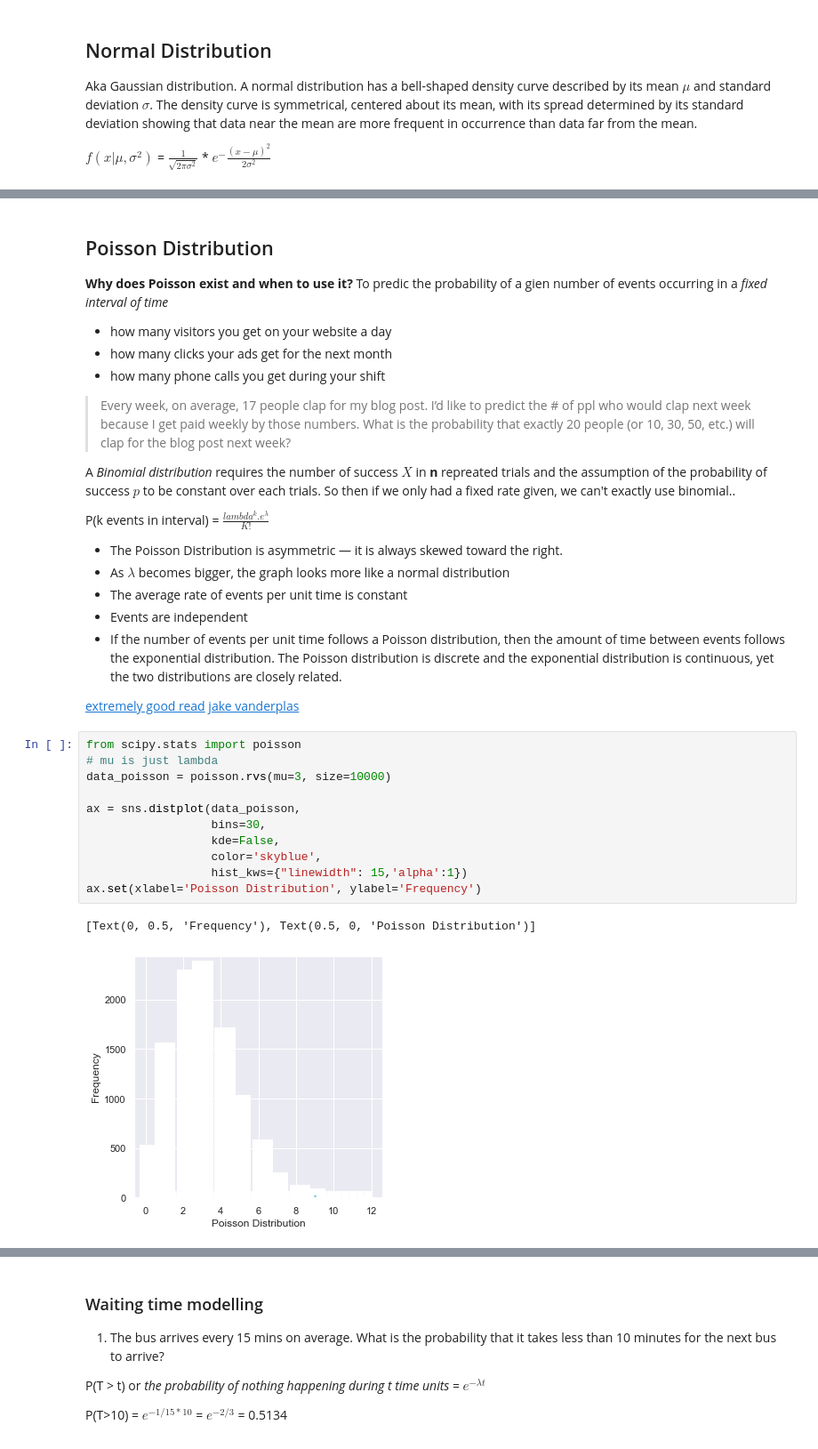
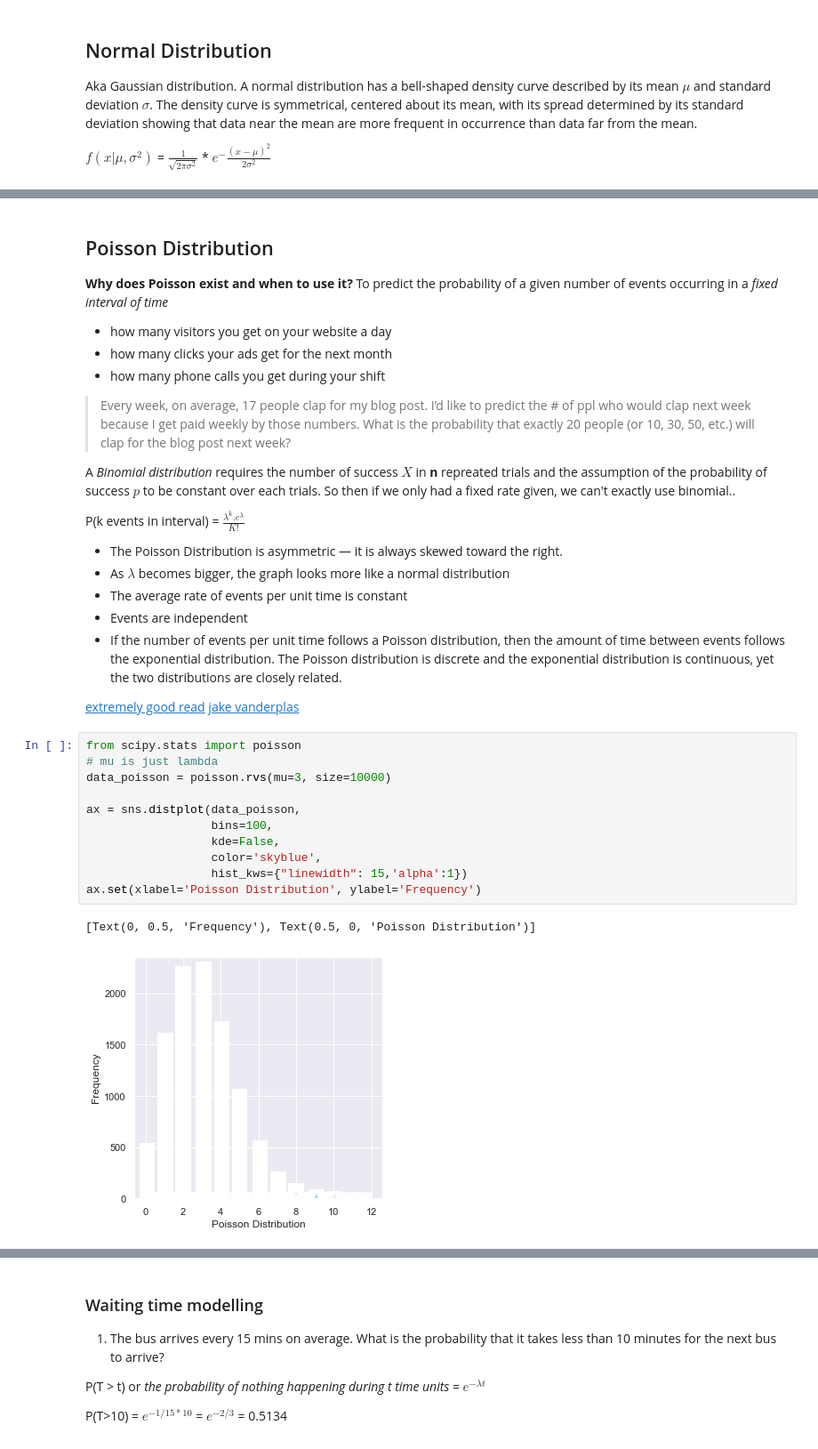
Before and after one commit to ianlim28/statistical_thinking, a Jupyter notebook: Data Distributions.ipynb, the cells around one changed output, grey strips where cells are left out. Shown: that part at 89% size. Cells and saved outputs as stored; diff of their text form.

```diff
--- a/Data Distributions.ipynb
+++ b/Data Distributions.ipynb
@@ -62,7 +62,7 @@ ax.set(xlabel='Normal Distribution', ylabel='Frequency')
 ## Poisson Distribution
 
 **Why does Poisson exist and when to use it?**
-To predic the probability of a gien number of events occurring in a *fixed interval of time*
+To predict the probability of a given number of events occurring in a *fixed interval of time*
 - how many visitors you get on your website a day
 - how many clicks your ads get for the next month
 - how many phone calls you get during your shift
@@ -73,7 +73,7 @@ What is the probability that exactly 20 people (or 10, 30, 50, etc.) will clap f
 
 A *Binomial distribution* requires the number of success $X$ in **n** repreated trials and the assumption of the probability of success $p$ to be constant over each trials. So then if we only had a fixed rate given, we can't exactly use binomial..
 
-P(k events in interval) = $\frac{lambda^k . e^\lambda}{K!}$
+P(k events in interval) = $\frac{\lambda^k . e^\lambda}{K!}$
 
 - The Poisson Distribution is asymmetric — it is always skewed toward the right.
 - As $\lambda$ becomes bigger, the graph looks more like a normal distribution
@@ -86,14 +86,14 @@ P(k events in interval) = $\frac{lambda^k . e^\lambda}{K!}$
 # %%
 from scipy.stats import poisson
 # mu is just lambda
 data_poisson = poisson.rvs(mu=3, size=10000)
 
 ax = sns.distplot(data_poisson,
-                  bins=30,
+                  bins=100,
                   kde=False,
                   color='skyblue',
                   hist_kws={"linewidth": 15,'alpha':1})
 ax.set(xlabel='Poisson Distribution', ylabel='Frequency')
 # %% [output]
 [Text(0, 0.5, 'Frequency'), Text(0.5, 0, 'Poisson Distribution')]
-[figure, old version]
+[figure, new version]
```
Also changed, not shown: parts of 7 cells of this notebook.
